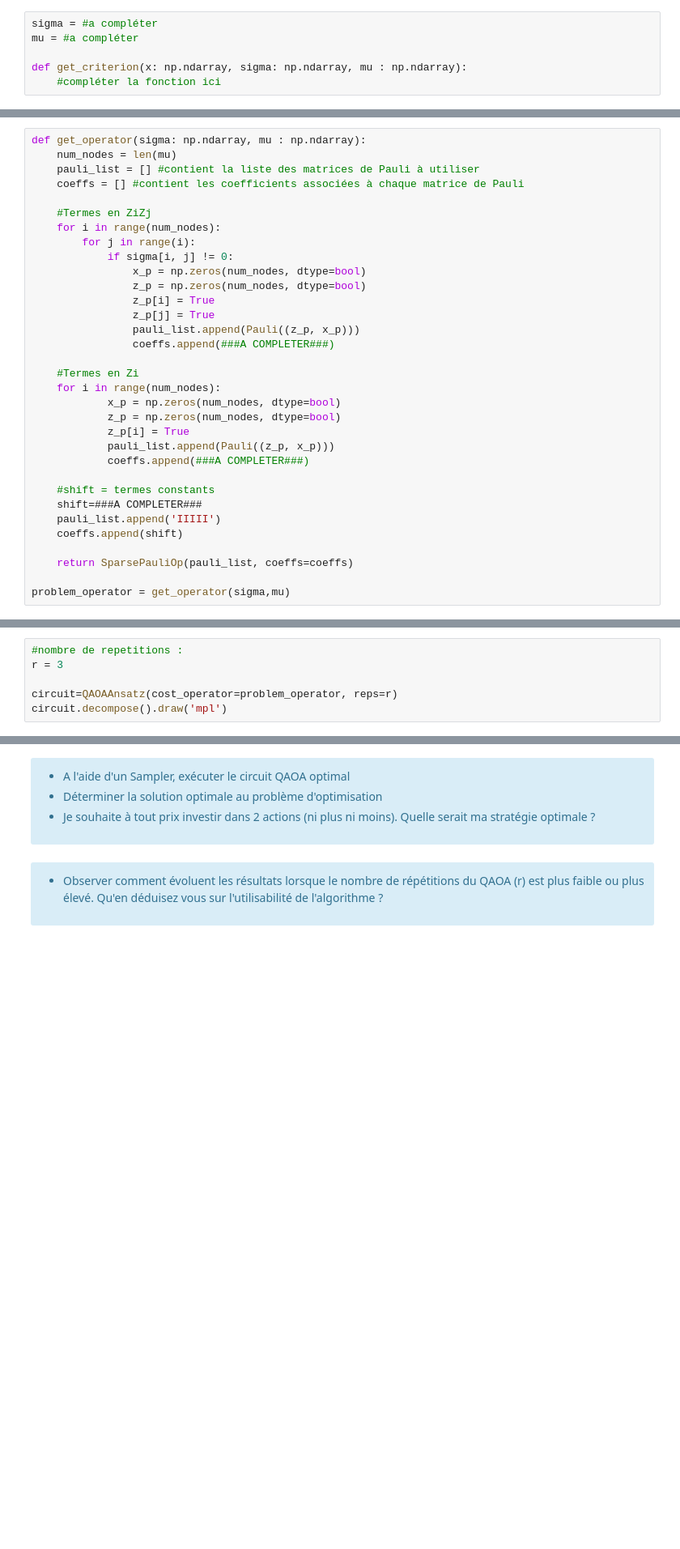
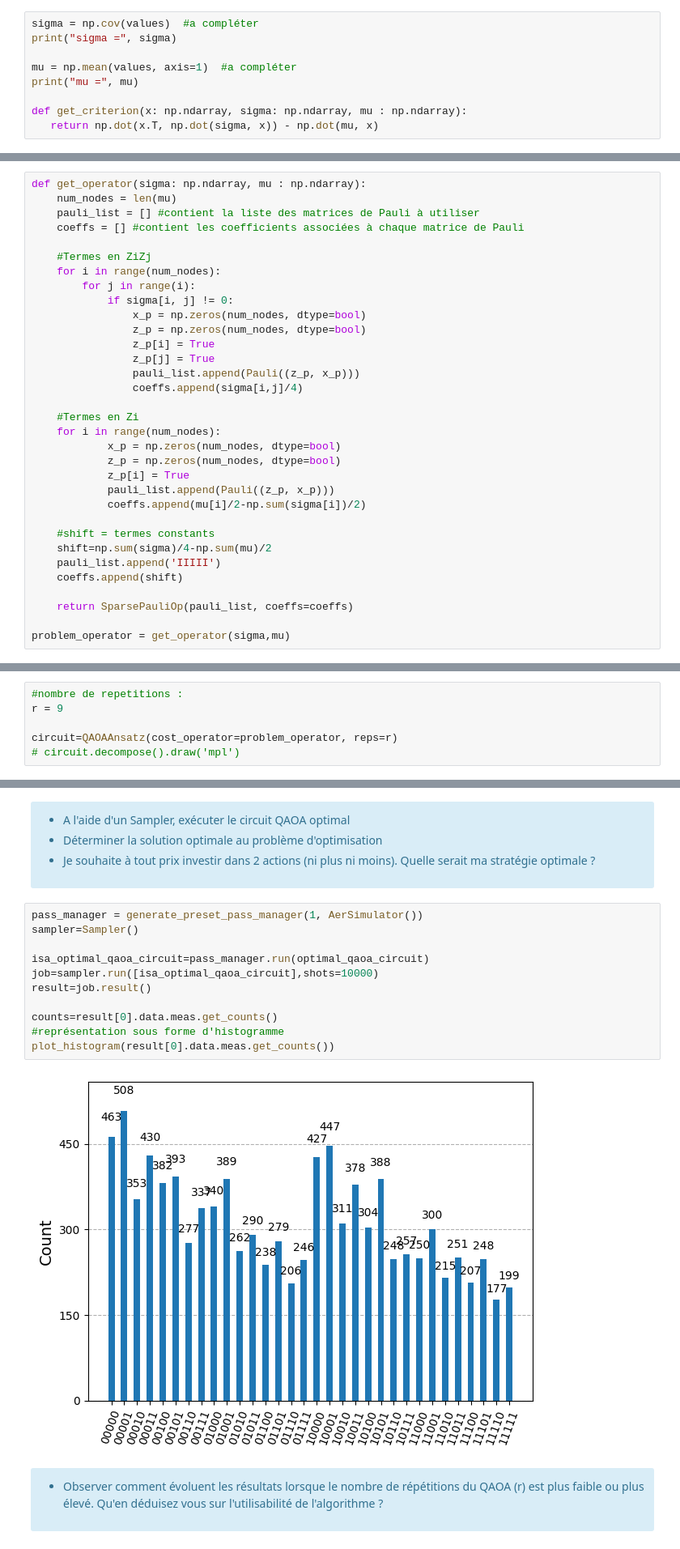
Before and after one commit to hugopgs/Application_Informatique_Quantique, a Jupyter notebook: Seance_3/3.1.QAOA.ipynb, the cells around one changed output, grey strips where cells are left out. Shown at 81% size. Saved outputs shown, nothing was run; the diff lists cells and outputs as text; blank space fills up the shorter version.

```diff
--- a/Seance_3/3.1.QAOA.ipynb
+++ b/Seance_3/3.1.QAOA.ipynb
@@ -98,8 +101,11 @@ On remarque que le critère correspond bien à une formulation QUBO
 </ul>
 </div>
 # %%
-sigma = #a compléter
-mu = #a compléter
+sigma = np.cov(values)  #a compléter
+print("sigma =", sigma)
+
+mu = np.mean(values, axis=1)  #a compléter
+print("mu =", mu)
 
 def get_criterion(x: np.ndarray, sigma: np.ndarray, mu : np.ndarray):
-    #compléter la fonction ici
+   return np.dot(x.T, np.dot(sigma, x)) - np.dot(mu, x)
@@ -166,7 +190,7 @@ def get_operator(sigma: np.ndarray, mu : np.ndarray):
                 z_p[i] = True
                 z_p[j] = True
                 pauli_list.append(Pauli((z_p, x_p)))
-                coeffs.append(###A COMPLETER###)
+                coeffs.append(sigma[i,j]/4)
 
     #Termes en Zi
     for i in range(num_nodes):
@@ -174,10 +198,10 @@ def get_operator(sigma: np.ndarray, mu : np.ndarray):
             z_p = np.zeros(num_nodes, dtype=bool)
             z_p[i] = True
             pauli_list.append(Pauli((z_p, x_p)))
-            coeffs.append(###A COMPLETER###)
+            coeffs.append(mu[i]/2-np.sum(sigma[i])/2)
 
     #shift = termes constants
-    shift=###A COMPLETER###
+    shift=np.sum(sigma)/4-np.sum(mu)/2
     pauli_list.append('IIIII')
     coeffs.append(shift)
 
@@ -225,10 +257,10 @@ Où r est un entier (l'approximation est d'autant meilleure que r est grand)
 Si on choisit le Hamiltonien de mélange $H_M$ comme $H_M=\sum_i X_i$, dont les état extremums d'énergie sont ses vecteurs propres $|+⟩$ et $|-⟩$, alors on trouve le circuit général du QAOA :
 # %%
 #nombre de repetitions :
-r = 3
+r = 9
 
 circuit=QAOAAnsatz(cost_operator=problem_operator, reps=r)
-circuit.decompose().draw('mpl')
+# circuit.decompose().draw('mpl')
 # %% [markdown]
 Ici, ce circuit ne réalise qu'une approximation du recuit (via l'approximation de Trotter Suzuki). Pour obtenir les meilleurs résultats, il faut donc **ajuster les paramètres du circuit pour minimiser le coût (c.a.d. minimiser l'espérance mathématique du Hamiltonien, vu la manière dont le Hamiltonien a été défini)
 # %%
@@ -288,6 +322,19 @@ optimal_qaoa_circuit.decompose().draw('mpl')
     <li>Je souhaite à tout prix investir dans 2 actions (ni plus ni moins). Quelle serait ma stratégie optimale ?
 </ul>
 </div>
+# %%
+pass_manager = generate_preset_pass_manager(1, AerSimulator())
+sampler=Sampler()
+
+isa_optimal_qaoa_circuit=pass_manager.run(optimal_qaoa_circuit)
+job=sampler.run([isa_optimal_qaoa_circuit],shots=10000)
+result=job.result()
+
+counts=result[0].data.meas.get_counts()
+#représentation sous forme d'histogramme
+plot_histogram(result[0].data.meas.get_counts())
+# %% [output]
+[figure, added]
 # %% [markdown]
 <div class="alert alert-block alert-info">
 <ul>
```
Also changed, not shown: parts of 9 cells of this notebook.
